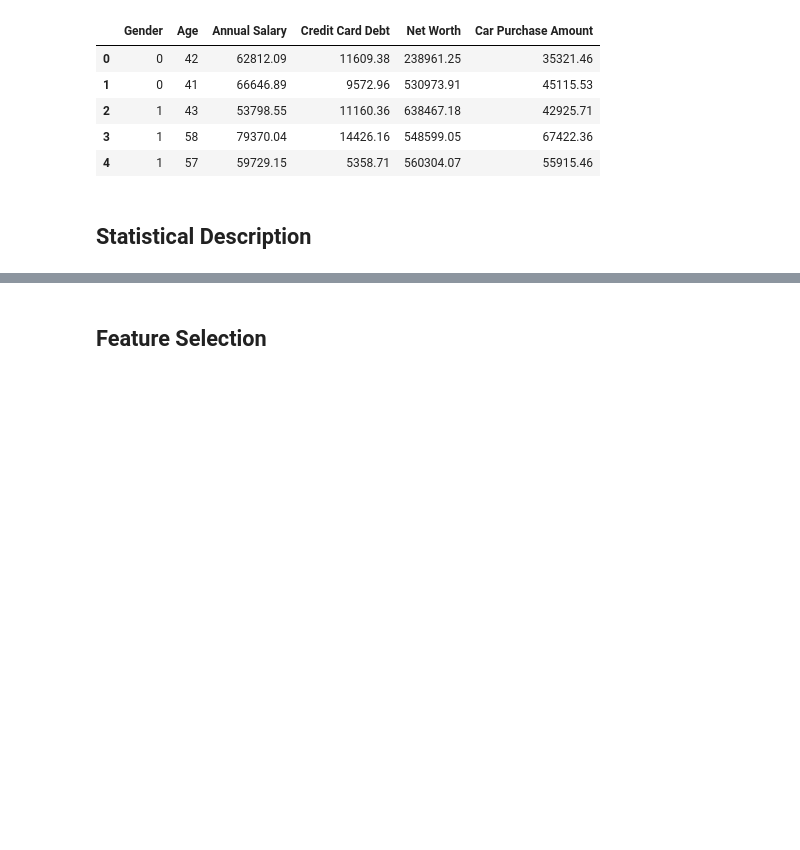
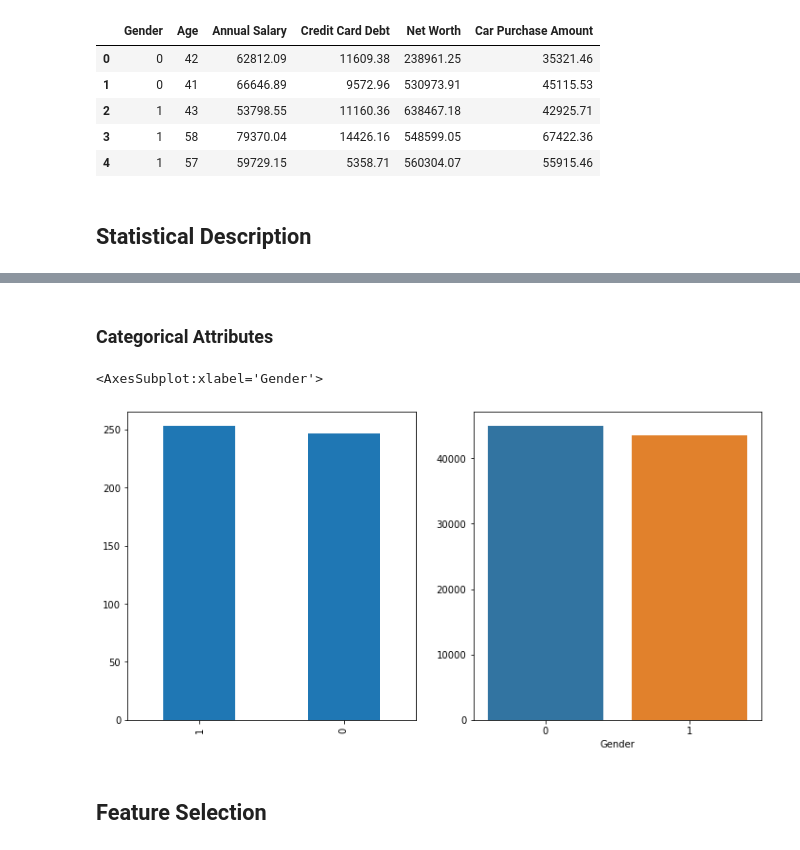
Before and after one commit to Oreolorun/Linear-Regression-Implementation, a Jupyter notebook: Linear Regression Implementation.ipynb, the cells around one changed output, grey strips where cells are left out. Saved outputs shown, nothing was run; the diff lists cells and outputs as text; code cells hidden in the pictures; blank space fills up the shorter version.

Commit message:
added some categorical plots

```diff
--- a/Linear Regression Implementation.ipynb
+++ b/Linear Regression Implementation.ipynb
@@ -103,3 +115,17 @@ dataset.describe()
+# %% [markdown]
+### Categorical Attributes
+# %%
+figure, axes = plt.subplots(1,2, figsize=(12,6))
+
+#  Grouping by gender and deriving average purchases
+purchase_by_gender = dataset.groupby('Gender')['Car Purchase Amount'].mean()
+
+#  Plotting
+dataset.Gender.value_counts().plot(kind='bar', ax=axes[0])
+sns.barplot(x=purchase_by_gender.index, y=purchase_by_gender.values, ax=axes[1])
+# %% [output]
+<AxesSubplot:xlabel='Gender'>
+[figure, added]
 # %% [markdown]
 ## Feature Selection
 # %%
```
Also changed, not shown: parts of 19 cells of this notebook.
